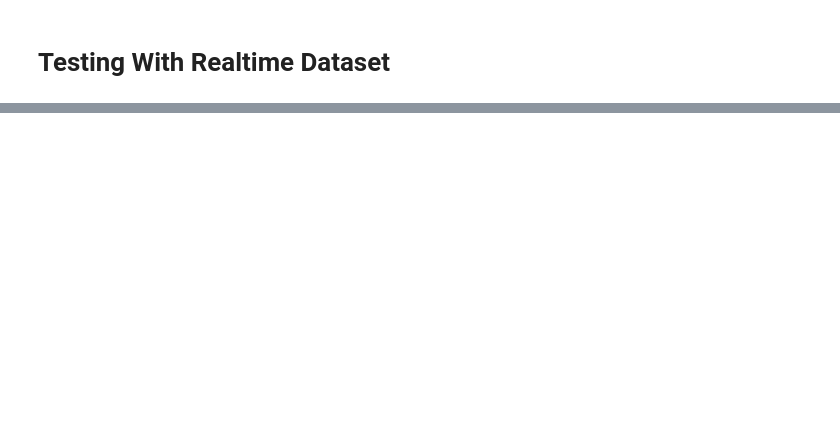
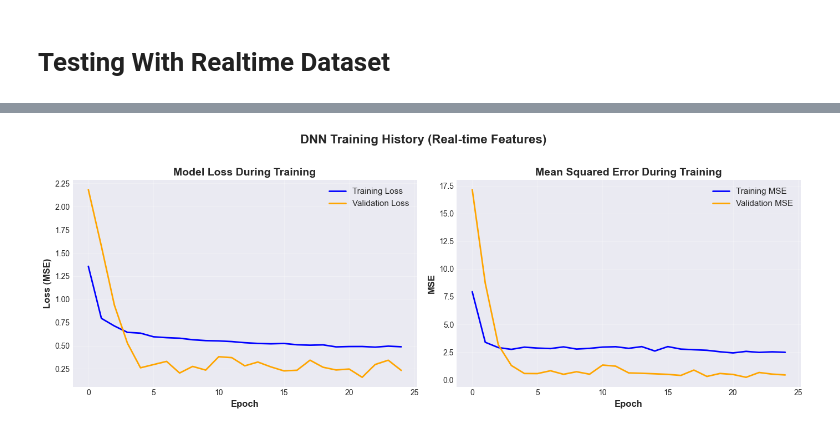
Before and after one commit to hemalikaa/Transit-Delay-Propagation-Multi-Modal-Optimization-for-TransLink, a Jupyter notebook: IE7615_project.ipynb, the cells around one changed output, grey strips where cells are left out. Drawn from its saved outputs; the diff is of its cells as text; code cells hidden in the pictures; blank space fills up the shorter version.

```diff
--- a/IE7615_project.ipynb
+++ b/IE7615_project.ipynb
@@ -1966,0 +2722,88 @@ DNN                  1.621           1.539                     5.0%
+# %%
+import matplotlib.pyplot as plt
+import pandas as pd
+import os
+
+print("="*70)
+print("VISUALIZATION 5: Training History")
+print("="*70)
+
+BASE_PATH = r"G:\My Drive\google_transit (2)"
+timestamp = "20251126_013001"
+
+# ============================================================
+# LOAD TRAINING HISTORY FROM SAVED CSV
+# ============================================================
+print("\nLoading training history from saved file...")
+
+try:
+    history_df = pd.read_csv(os.path.join(BASE_PATH, 'results', f'dnn_training_history_{timestamp}.csv'))
+
+    print(f"✓ Loaded training history: {len(history_df)} epochs")
+    print(f"  Columns: {history_df.columns.tolist()}")
+
+    # ============================================================
+    # PLOT TRAINING HISTORY
+    # ============================================================
+    fig, axes = plt.subplots(1, 2, figsize=(14, 5))
+
+    # Loss curve
+    axes[0].plot(history_df['loss'], label='Training Loss', linewidth=2, color='blue')
+    axes[0].plot(history_df['val_loss'], label='Validation Loss', linewidth=2, color='orange')
+    axes[0].set_xlabel('Epoch', fontsize=12, fontweight='bold')
+    axes[0].set_ylabel('Loss (MSE)', fontsize=12, fontweight='bold')
+    axes[0].set_title('Model Loss During Training', fontsize=14, fontweight='bold')
+    axes[0].legend(fontsize=11)
+    axes[0].grid(alpha=0.3)
+
+    # MAE curve (if available)
+    if 'mae' in history_df.columns and 'val_mae' in history_df.columns:
+        axes[1].plot(history_df['mae'], label='Training MAE', linewidth=2, color='blue')
+        axes[1].plot(history_df['val_mae'], label='Validation MAE', linewidth=2, color='orange')
+        axes[1].set_xlabel('Epoch', fontsize=12, fontweight='bold')
+        axes[1].set_ylabel('MAE (minutes)', fontsize=12, fontweight='bold')
+        axes[1].set_title('Mean Absolute Error During Training', fontsize=14, fontweight='bold')
+        axes[1].legend(fontsize=11)
+        axes[1].grid(alpha=0.3)
+    else:
+        # If MAE not available, show MSE instead
+        if 'mse' in history_df.columns and 'val_mse' in history_df.columns:
+            axes[1].plot(history_df['mse'], label='Training MSE', linewidth=2, color='blue')
+            axes[1].plot(history_df['val_mse'], label='Validation MSE', linewidth=2, color='orange')
+            axes[1].set_xlabel('Epoch', fontsize=12, fontweight='bold')
+            axes[1].set_ylabel('MSE', fontsize=12, fontweight='bold')
+            axes[1].set_title('Mean Squared Error During Training', fontsize=14, fontweight='bold')
+            axes[1].legend(fontsize=11)
+            axes[1].grid(alpha=0.3)
+
+    plt.suptitle('DNN Training History (Real-time Features)',
+                 fontsize=16, fontweight='bold', y=1.02)
+    plt.tight_layout()
+    plt.savefig(os.path.join(BASE_PATH, 'results', 'training_history.png'), dpi=300, bbox_inches='tight')
+    plt.show()
+
+    print("\n✓ Saved: training_history.png")
+
+    # Print training summary
+    print("\n" + "="*70)
+    print("TRAINING SUMMARY")
+    print("="*70)
+    print(f"\nTotal epochs trained: {len(history_df)}")
+    print(f"Final training loss: {history_df['loss'].iloc[-1]:.4f}")
+    print(f"Final validation loss: {history_df['val_loss'].iloc[-1]:.4f}")
+
+    if 'val_mae' in history_df.columns:
+        print(f"Final validation MAE: {history_df['val_mae'].iloc[-1]:.3f} minutes")
+        print(f"Best validation MAE: {history_df['val_mae'].min():.3f} minutes (epoch {history_df['val_mae'].idxmin() + 1})")
+
+except FileNotFoundError:
+    print(f"❌ Training history file not found!")
+    print(f"   Looking for: {os.path.join(BASE_PATH, 'results', f'dnn_training_history_{timestamp}.csv')}")
+    print("\n   Skipping this visualization.")
+    print("   You can still create the other visualizations!")
+
+except Exception as e:
+    print(f"❌ Error: {e}")
+    import traceback
+    traceback.print_exc()
+# %% [output]
@@ -1966,0 +2817 @@ DNN                  1.621           1.539                     5.0%
+[figure, added]
```
Also changed, not shown: parts of 99 cells of this notebook.
